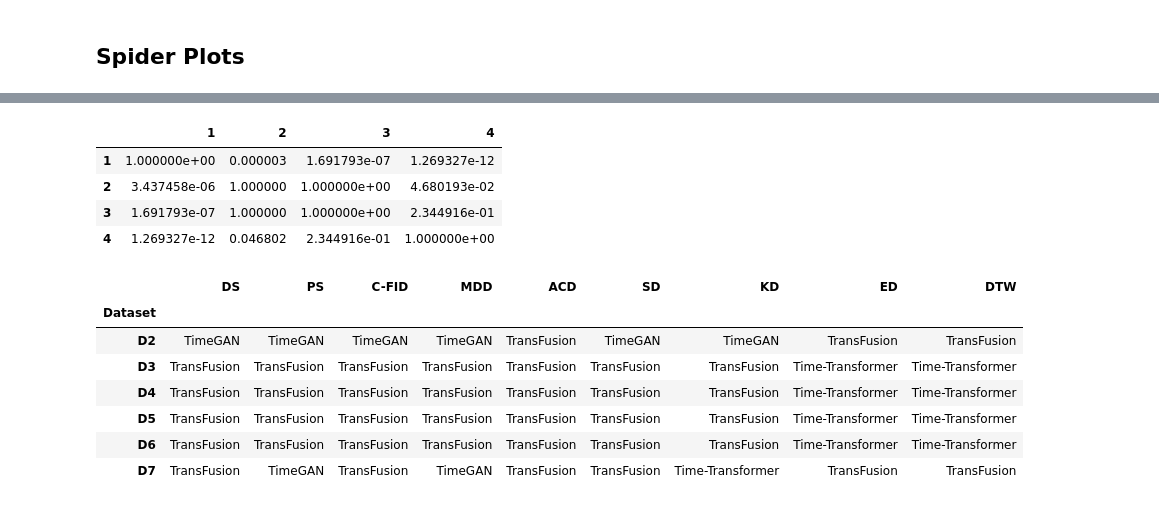
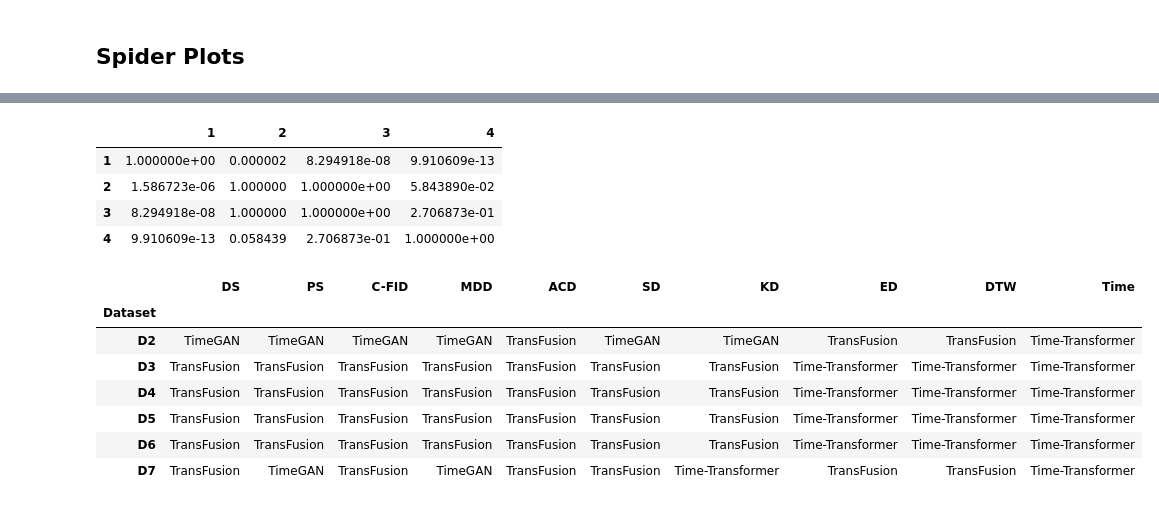
Before and after one commit to istvan-derda/Istvans-TSGBench, a Jupyter notebook: visualizations/visualize_numeric_results.ipynb, the cells around one changed output, grey strips where cells are left out. Cells and saved outputs as stored; diff of their text form; code cells hidden in the pictures.

```diff
--- a/visualizations/visualize_numeric_results.ipynb
+++ b/visualizations/visualize_numeric_results.ipynb
@@ -171,7 +146,10 @@ px.line_polar(spider_by_dataset, r="value", theta="Dataset", color="Method", lin
 import plotly.graph_objects as go
 
 # Your series
-s = rankings.mean(axis=1)
+
+fidelity_scores = df_all.drop(columns=["PS", "Time"])
+
+s = fidelity_scores.unstack(level=1).rank().mean(axis=1)
 
 # Alternate y-offsets to avoid overlap
 y_offsets = [0.1, -0.1, 0.1, -0.1]
@@ -196,10 +174,11 @@ fig.update_yaxes(visible=False)
 fig.update_xaxes(range=[1, 4], showgrid=True, zeroline=False)
 fig.update_layout(
     height=200,
-    xaxis_title="Value",
+    xaxis_title="Average Rank",
     yaxis_title="",
     showlegend=False,
-    margin=dict(t=60, b=60, l=150, r=150)
+    margin=dict(t=60, b=60, l=150, r=150),
+    title="Fidelity",
 )
 
 fig.show()
@@ -217,48 +196,49 @@ p
 # %%
 import scikit_posthocs as sp
 
-df = df_all.unstack(level=1)
+df = fidelity_scores.unstack(level=1)
 posthoc = sp.posthoc_conover(df.to_numpy(), p_adjust='bonferroni')
 posthoc
 # %% [output]
 |  | 1 | 2 | 3 | 4 |
-| 1 | 1.000000e+00 | 0.000003 | 1.691793e-07 | 1.269327e-12 |
-| 2 | 3.437458e-06 | 1.000000 | 1.000000e+00 | 4.680193e-02 |
-| 3 | 1.691793e-07 | 1.000000 | 1.000000e+00 | 2.344916e-01 |
-| 4 | 1.269327e-12 | 0.046802 | 2.344916e-01 | 1.000000e+00 |
+| 1 | 1.000000e+00 | 0.000002 | 8.294918e-08 | 9.910609e-13 |
+| 2 | 1.586723e-06 | 1.000000 | 1.000000e+00 | 5.843890e-02 |
+| 3 | 8.294918e-08 | 1.000000 | 1.000000e+00 | 2.706873e-01 |
+| 4 | 9.910609e-13 | 0.058439 | 2.706873e-01 | 1.000000e+00 |
 # %%
 import pandas as pd
 
-df = df_all
+def leaderboard(df):
+    # Create a new DataFrame with the same columns
+    out = pd.DataFrame(index=df.index.levels[1], columns=df.columns)
 
-# Create a new DataFrame with the same columns
-out = pd.DataFrame(index=df.index.levels[1], columns=df.columns)
-
-for lvl2 in df.index.levels[1]:
-    # Select all rows with this level2
-    subset = df.xs(lvl2, level=1)
-    # Find max in each column
-    min_idx = subset.idxmin()  # gives Level1 with max for each column
-    out.loc[lvl2] = min_idx
+    for lvl2 in df.index.levels[1]:
+        # Select all rows with this level2
+        subset = df.xs(lvl2, level=1)
+        # Find max in each column
+        min_idx = subset.idxmin()  # gives Level1 with max for each column
+        out.loc[lvl2] = min_idx
 
 
-def color_cells(value):
-    if value == "TTS-GAN":
-        return 'background-color: yellow'
-    if value == "TransFusion":
-        return 'background-color: lightgreen'
-    if value == "TimeGAN":
-        return 'background-color: lightblue'
-    if value == "Time-Transformer":
-        return 'background-color: pink'
+    def color_cells(value):
+        if value == "TTS-GAN":
+            return 'background-color: yellow'
+        if value == "TransFusion":
+            return 'background-color: lightgreen'
+        if value == "TimeGAN":
+            return 'background-color: lightblue'
+        if value == "Time-Transformer":
+            return 'background-color: pink'
 
-out.style.applymap(color_cells)
+    return out.style.applymap(color_cells)
+
+leaderboard(df_all)
 # %% [output]
-|  | DS | PS | C-FID | MDD | ACD | SD | KD | ED | DTW |
-| Dataset |  |  |  |  |  |  |  |  |  |
-| D2 | TimeGAN | TimeGAN | TimeGAN | TimeGAN | TransFusion | TimeGAN | TimeGAN | TransFusion | TransFusion |
-| D3 | TransFusion | TransFusion | TransFusion | TransFusion | TransFusion | TransFusion | TransFusion | Time-Transformer | Time-Transformer |
-| D4 | TransFusion | TransFusion | TransFusion | TransFusion | TransFusion | TransFusion | TransFusion | Time-Transformer | Time-Transformer |
-| D5 | TransFusion | TransFusion | TransFusion | TransFusion | TransFusion | TransFusion | TransFusion | Time-Transformer | Time-Transformer |
-| D6 | TransFusion | TransFusion | TransFusion | TransFusion | TransFusion | TransFusion | TransFusion | Time-Transformer | Time-Transformer |
-| D7 | TransFusion | TimeGAN | TransFusion | TimeGAN | TransFusion | TransFusion | Time-Transformer | TransFusion | TransFusion |
+|  | DS | PS | C-FID | MDD | ACD | SD | KD | ED | DTW | Time |
+| Dataset |  |  |  |  |  |  |  |  |  |  |
+| D2 | TimeGAN | TimeGAN | TimeGAN | TimeGAN | TransFusion | TimeGAN | TimeGAN | TransFusion | TransFusion | Time-Transformer |
+| D3 | TransFusion | TransFusion | TransFusion | TransFusion | TransFusion | TransFusion | TransFusion | Time-Transformer | Time-Transformer | Time-Transformer |
+| D4 | TransFusion | TransFusion | TransFusion | TransFusion | TransFusion | TransFusion | TransFusion | Time-Transformer | Time-Transformer | Time-Transformer |
+| D5 | TransFusion | TransFusion | TransFusion | TransFusion | TransFusion | TransFusion | TransFusion | Time-Transformer | Time-Transformer | Time-Transformer |
+| D6 | TransFusion | TransFusion | TransFusion | TransFusion | TransFusion | TransFusion | TransFusion | Time-Transformer | Time-Transformer | Time-Transformer |
+| D7 | TransFusion | TimeGAN | TransFusion | TimeGAN | TransFusion | TransFusion | Time-Transformer | TransFusion | TransFusion | Time-Transformer |
```
Also changed, not shown: parts of 15 cells of this notebook.
